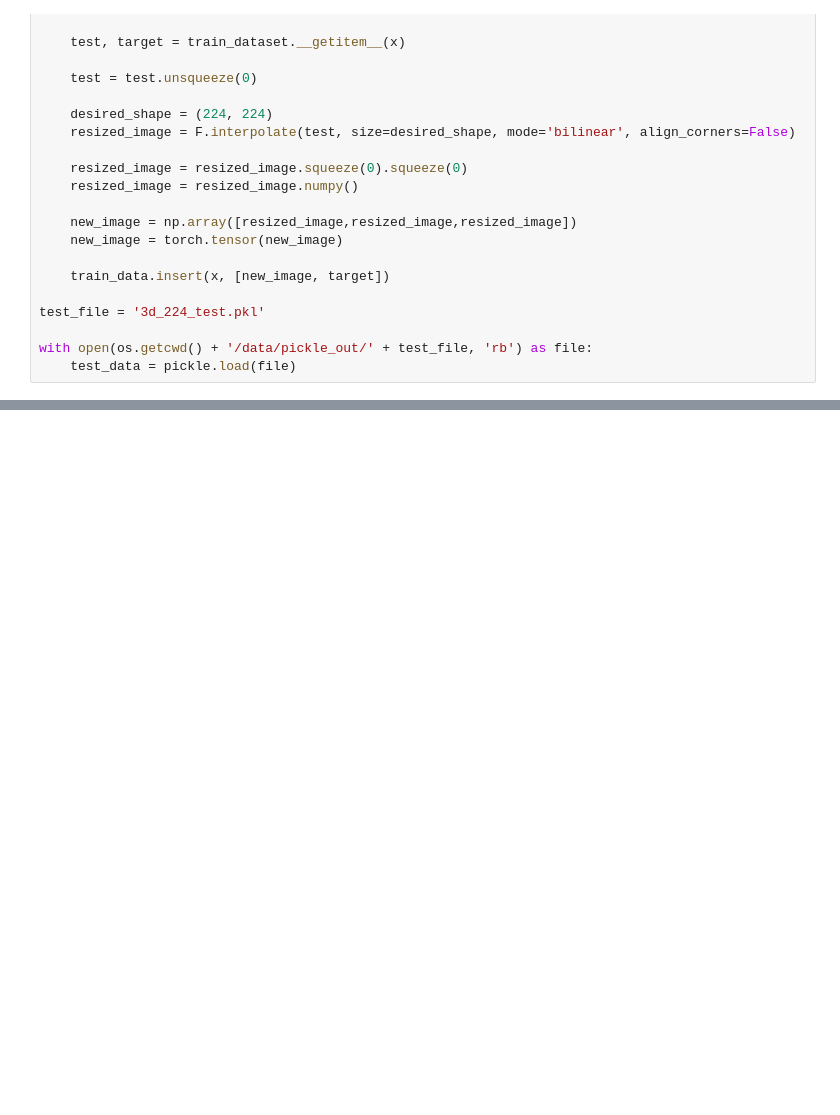
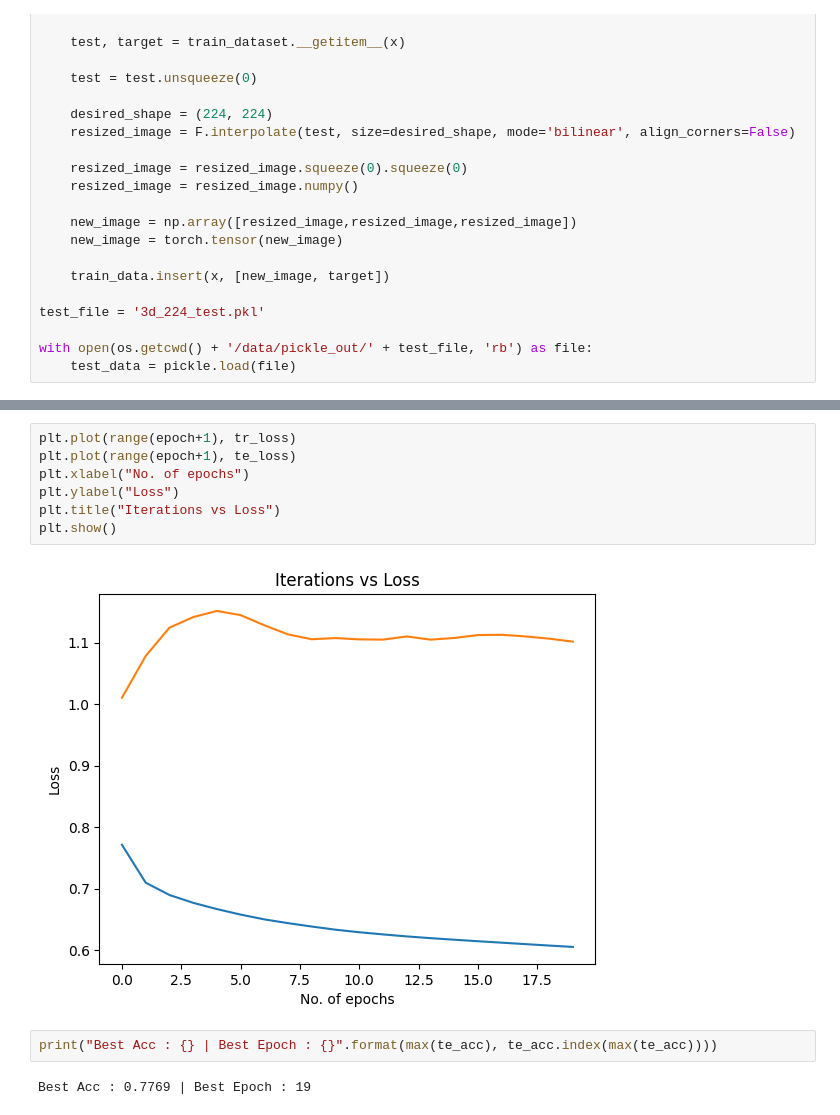
Before and after one commit to normalwalrus/NeuralNetAssignment2, a Jupyter notebook: pretrained_vgg16.ipynb, the cells around one changed output, grey strips where cells are left out. Drawn from its saved outputs; the diff is of its cells as text; blank space fills up the shorter version.

```diff
--- a/pretrained_vgg16.ipynb
+++ b/pretrained_vgg16.ipynb
@@ -123,0 +108,13 @@ for epoch in range(num_epochs):
+# %%
+plt.plot(range(epoch+1), tr_loss)
+plt.plot(range(epoch+1), te_loss)
+plt.xlabel("No. of epochs")
+plt.ylabel("Loss")
+plt.title("Iterations vs Loss")
+plt.show()
+# %% [output]
+[figure, added]
+# %%
+print("Best Acc : {} | Best Epoch : {}".format(max(te_acc), te_acc.index(max(te_acc))))
+# %% [output]
+Best Acc : 0.7769 | Best Epoch : 19
```
Also changed, not shown: parts of 6 cells of this notebook, 23 other files.
